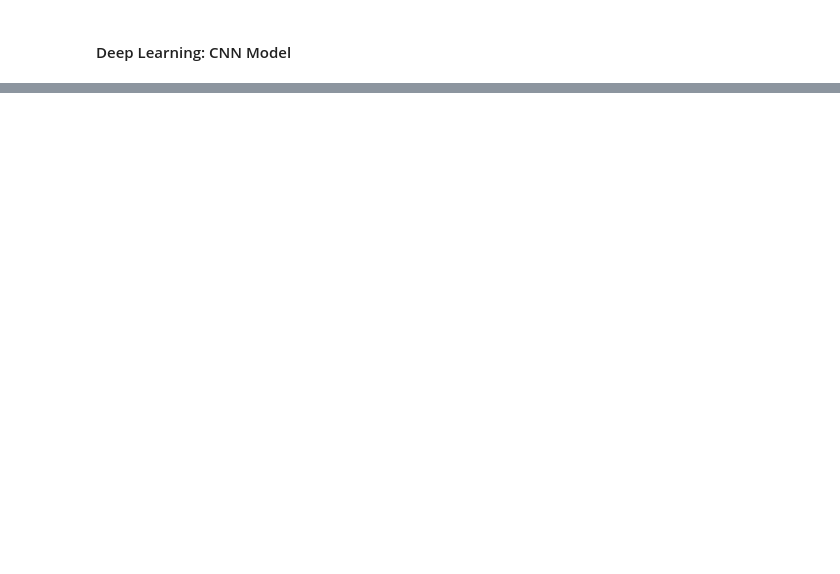
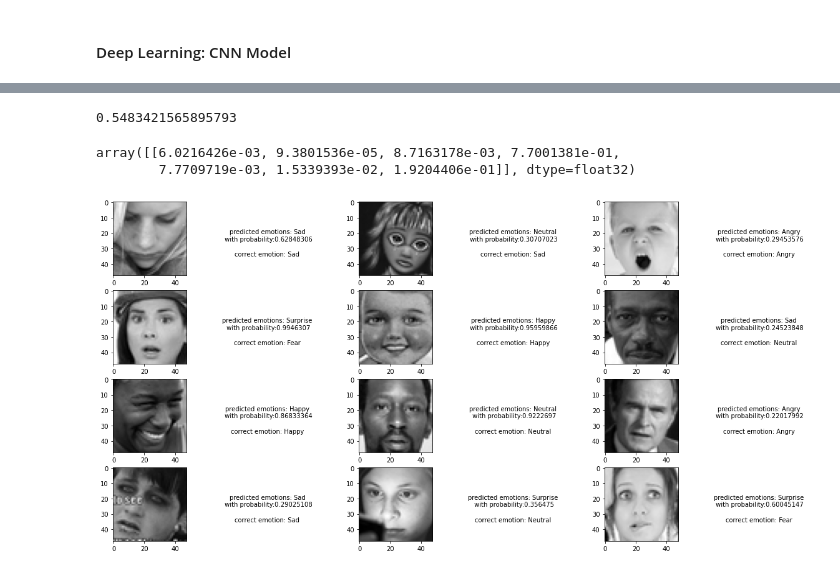
Before and after one commit to bwang98/CSCI2470_Final_Project, a Jupyter notebook: csci2470_project.ipynb, the cells around one changed output, grey strips where cells are left out. Cells and saved outputs as stored; diff of their text form; code cells hidden in the pictures; blank space fills up the shorter version.

```diff
--- a/csci2470_project.ipynb
+++ b/csci2470_project.ipynb
@@ -215,0 +291,2 @@ model.save('emotion_detection_model.h5')
+# %%
+prediction = model.predict(testing_inputs)
@@ -215,0 +295,2 @@ model.save('emotion_detection_model.h5')
+# %%
+prediction_category = [np.argmax(prediction[i]) for i in range(len(testing_label))]
@@ -215,0 +301,18 @@ model.save('emotion_detection_model.h5')
+# %%
+testing
+# %% [output]
+0.5483421565895793
+# %%
+prediction
+# %% [output]
+array([[6.0216426e-03, 9.3801536e-05, 8.7163178e-03, 7.7001381e-01,
+        7.7709719e-03, 1.5339393e-02, 1.9204406e-01]], dtype=float32)
+# %%
+plt.figure(0, figsize=(20,10))
+for i in range(26, 38):
+    plt.subplot(4,3,i-25)
+    plt.imshow(testing_inputs[i, :, :, 0], cmap="gray")
+    plt.text(100, 25, "predicted emotions: " + emotions_dict[prediction_category[i]] + "\n with probability:" + str(max(prediction[i])), ha = "center")
+    plt.text(100, 35, "correct emotion: " + emotions_dict[list(testing_label[i].numpy()).index(1.0)], ha = "center")
+# %% [output]
+[figure, added]
```
Also changed, not shown: parts of 30 cells of this notebook.
